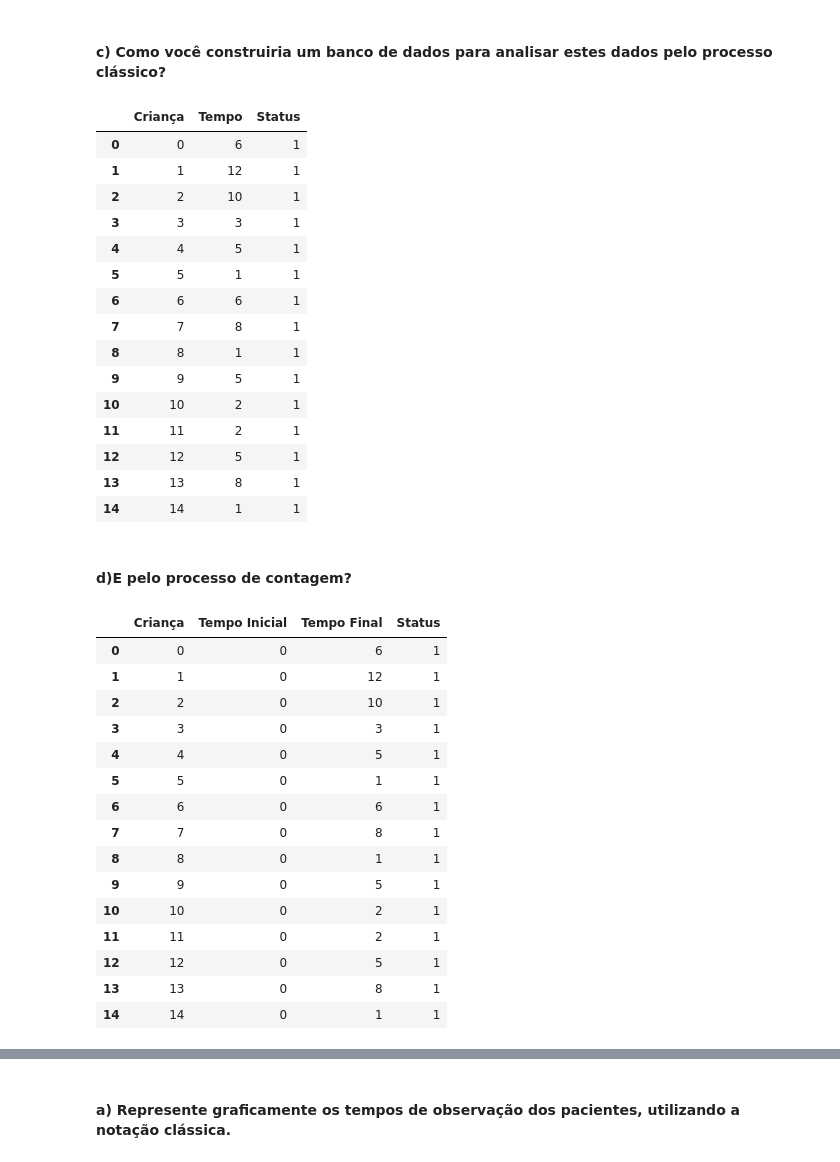
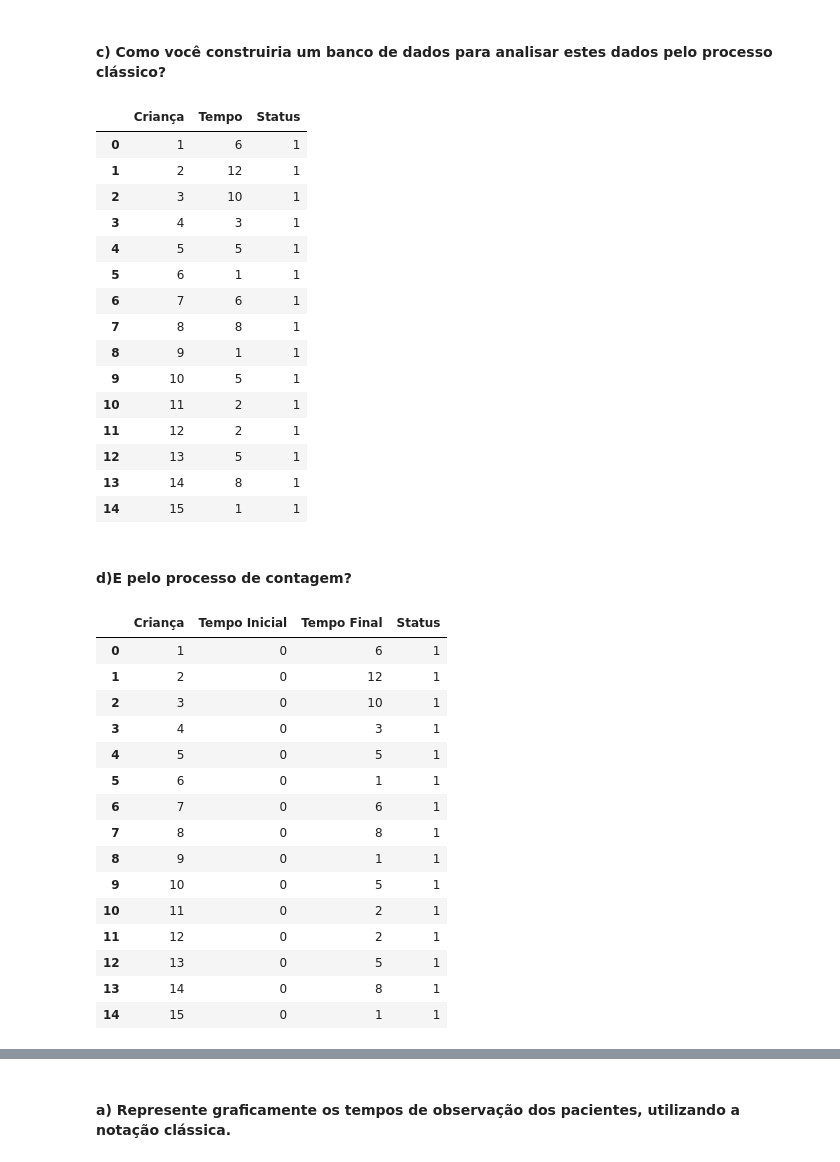
Before and after one commit to cbeluzo/dm017, a Jupyter notebook: Exercicios_Capitulo_02.ipynb, the cells around one changed output, grey strips where cells are left out. Saved outputs shown, nothing was run; the diff lists cells and outputs as text; code cells hidden in the pictures.

```diff
--- a/Exercicios_Capitulo_02.ipynb
+++ b/Exercicios_Capitulo_02.ipynb
@@ -149,26 +196,27 @@ Indivíduo: 5, Trajetória de Sobrevivência: 5.
 # %%
 df = pd.DataFrame(np.array([6,12,10,3,5,1,6,8,1,5,2,2,5,8,1]))
 df = df.reset_index()
 df = df.rename(columns={0: 'Tempo', 'index':'Criança'})
 df['Status'] = 1
+df['Criança'] = df['Criança'] + 1
 df
 # %% [output]
 |  | Criança | Tempo | Status |
-| 0 | 0 | 6 | 1 |
-| 1 | 1 | 12 | 1 |
-| 2 | 2 | 10 | 1 |
-| 3 | 3 | 3 | 1 |
-| 4 | 4 | 5 | 1 |
-| 5 | 5 | 1 | 1 |
-| 6 | 6 | 6 | 1 |
-| 7 | 7 | 8 | 1 |
-| 8 | 8 | 1 | 1 |
-| 9 | 9 | 5 | 1 |
-| 10 | 10 | 2 | 1 |
-| 11 | 11 | 2 | 1 |
-| 12 | 12 | 5 | 1 |
-| 13 | 13 | 8 | 1 |
-| 14 | 14 | 1 | 1 |
+| 0 | 1 | 6 | 1 |
+| 1 | 2 | 12 | 1 |
+| 2 | 3 | 10 | 1 |
+| 3 | 4 | 3 | 1 |
+| 4 | 5 | 5 | 1 |
+| 5 | 6 | 1 | 1 |
+| 6 | 7 | 6 | 1 |
+| 7 | 8 | 8 | 1 |
+| 8 | 9 | 1 | 1 |
+| 9 | 10 | 5 | 1 |
+| 10 | 11 | 2 | 1 |
+| 11 | 12 | 2 | 1 |
+| 12 | 13 | 5 | 1 |
+| 13 | 14 | 8 | 1 |
+| 14 | 15 | 1 | 1 |
 # %% [markdown]
 <a id='E2.1.a'></a>
 #### d)E pelo processo de contagem?
@@ -179,24 +227,25 @@ df = df[['Tempo Inicial', 0]]
 df = df.reset_index()
 df = df.rename(columns={0: 'Tempo Final', 'index':'Criança'})
 df['Status'] = 1
+df['Criança'] = df['Criança'] + 1
 df
 # %% [output]
 |  | Criança | Tempo Inicial | Tempo Final | Status |
-| 0 | 0 | 0 | 6 | 1 |
-| 1 | 1 | 0 | 12 | 1 |
-| 2 | 2 | 0 | 10 | 1 |
-| 3 | 3 | 0 | 3 | 1 |
-| 4 | 4 | 0 | 5 | 1 |
-| 5 | 5 | 0 | 1 | 1 |
-| 6 | 6 | 0 | 6 | 1 |
-| 7 | 7 | 0 | 8 | 1 |
-| 8 | 8 | 0 | 1 | 1 |
-| 9 | 9 | 0 | 5 | 1 |
-| 10 | 10 | 0 | 2 | 1 |
-| 11 | 11 | 0 | 2 | 1 |
-| 12 | 12 | 0 | 5 | 1 |
-| 13 | 13 | 0 | 8 | 1 |
-| 14 | 14 | 0 | 1 | 1 |
+| 0 | 1 | 0 | 6 | 1 |
+| 1 | 2 | 0 | 12 | 1 |
+| 2 | 3 | 0 | 10 | 1 |
+| 3 | 4 | 0 | 3 | 1 |
+| 4 | 5 | 0 | 5 | 1 |
+| 5 | 6 | 0 | 1 | 1 |
+| 6 | 7 | 0 | 6 | 1 |
+| 7 | 8 | 0 | 8 | 1 |
+| 8 | 9 | 0 | 1 | 1 |
+| 9 | 10 | 0 | 5 | 1 |
+| 10 | 11 | 0 | 2 | 1 |
+| 11 | 12 | 0 | 2 | 1 |
+| 12 | 13 | 0 | 5 | 1 |
+| 13 | 14 | 0 | 8 | 1 |
+| 14 | 15 | 0 | 1 | 1 |
 # %% [markdown]
 ## Exercício 2.2  <a id='Exercicio2.2'></a>
 
```
Also changed, not shown: parts of 10 cells of this notebook.
